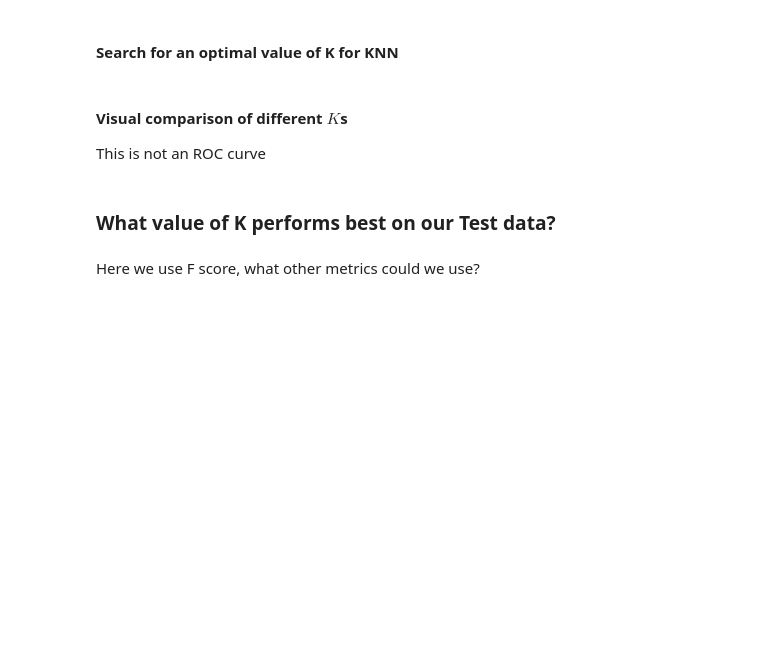
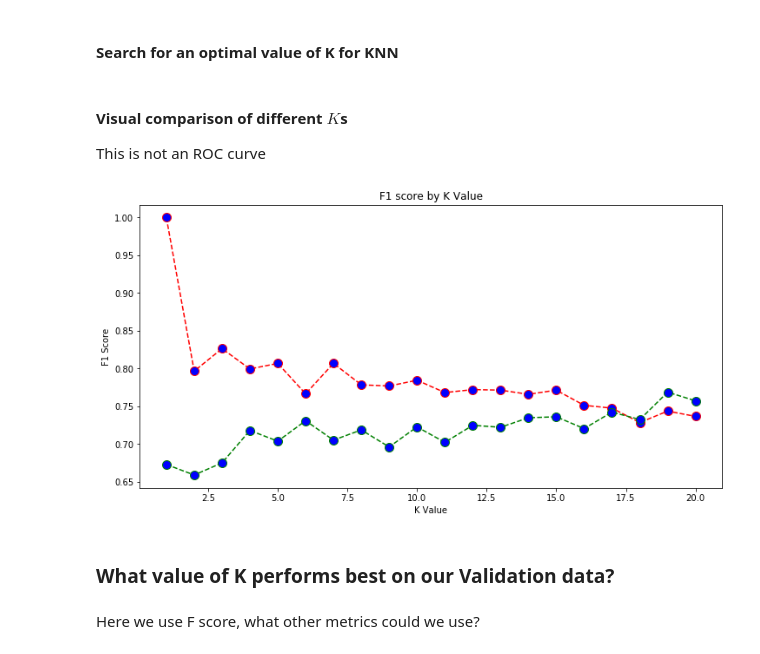
Before and after one commit to learn-co-students/knns-dsc, a Jupyter notebook: knn_classification.ipynb, the cells around one changed output. Cells and saved outputs as stored; diff of their text form; code cells hidden in the pictures; blank space fills up the shorter version.

```diff
--- a/knn_classification.ipynb
+++ b/knn_classification.ipynb
@@ -292,15 +348,20 @@ plot_confusion_matrix(cm, classes,
 # %% [markdown]
 #### Search for an optimal value of K for KNN
 # %%
-k_range = list(range(1, 4))
-k_scores = []
+k_range = list(range(1, 20+1))
+k_scores, k_scores_val = [],[]
+
 for k in k_range:
     knn = KNeighborsClassifier(n_neighbors=k)
     knn.fit(X_train, y_train)
-    y_predict = knn.predict(X_test)
-    score = metrics.f1_score(y_test, y_predict, average='weighted')
+    y_predict = knn.predict(X_train)
+    y_predict_val = knn.predict(X_val)
+    score = metrics.f1_score(y_train, y_predict, average='weighted')
+    score_val = metrics.f1_score(y_val, y_predict_val, average='weighted')
     k_scores.append( score)
+    k_scores_val.append( score_val)
 print(k_scores)
+print(k_scores_val)
 # %% [markdown]
 #### Visual comparison of different $K$s
 
@@ -308,15 +369,19 @@ This is not an ROC curve
 # %%
 import matplotlib.pyplot as plt
 
 plt.figure(figsize=(12, 6))
 plt.plot(k_range, k_scores, color='red', linestyle='dashed', marker='o',
          markerfacecolor='blue', markersize=10)
+plt.plot(k_range, k_scores_val, color='green', linestyle='dashed', marker='o',
+         markerfacecolor='blue', markersize=10)
 plt.title('F1 score by K Value')
 plt.xlabel('K Value')
 plt.ylabel('F1 Score')
 plt.show()
+# %% [output]
+[figure, added]
 # %% [markdown]
-### What value of K performs best on our Test data?
+### What value of K performs best on our Validation data?
 # %% [markdown]
 Here we use F score, what other metrics could we use?
 # %% [markdown]
```
Also changed, not shown: parts of 15 cells of this notebook, 1 other file.
